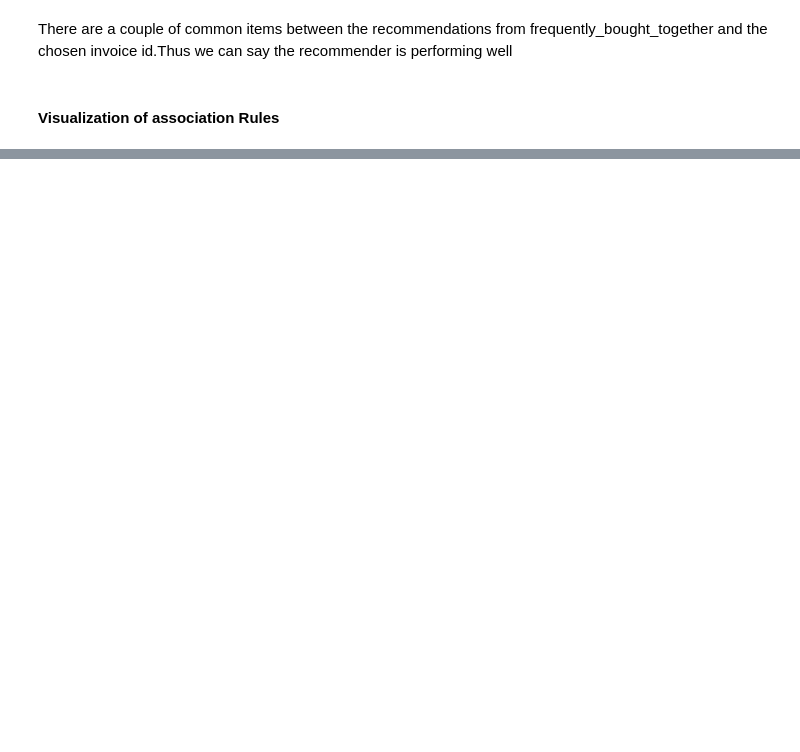
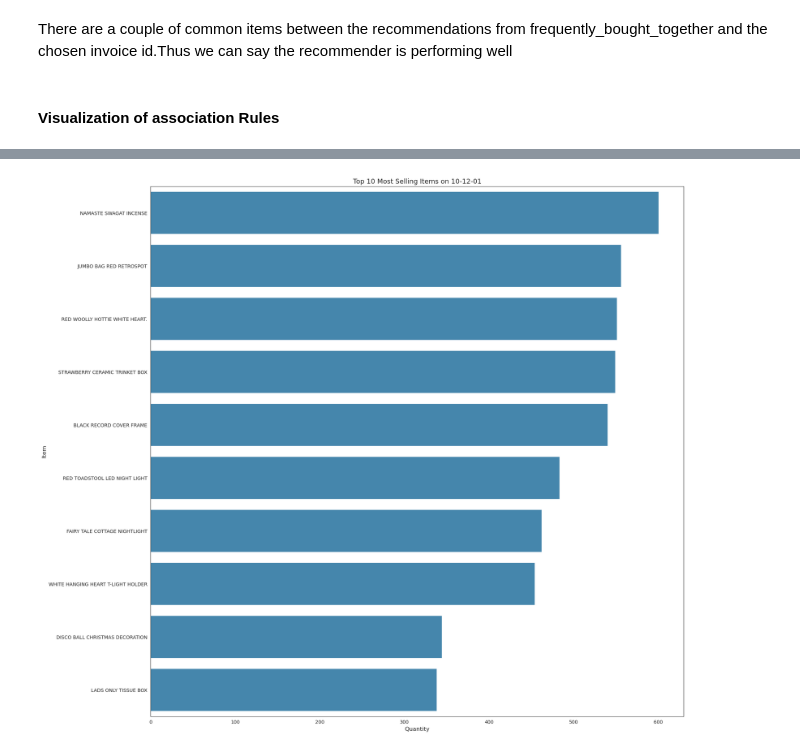
Before and after one commit to vidisha999/Building-Recommendation-system-using-Rule-Based-Market-Basket-Analysis-methods, a Jupyter notebook: Notebook/rule and markets baseket.ipynb, the cells around one changed output, grey strips where cells are left out. Drawn from its saved outputs; the diff is of its cells as text; code cells hidden in the pictures; blank space fills up the shorter version.

```diff
--- a/Notebook/rule and markets baseket.ipynb
+++ b/Notebook/rule and markets baseket.ipynb
@@ -796,0 +840,8 @@ def wooden_star_graph(rules, no_of_rules):
+# %%
+
+df_new['date'] = df_new['InvoiceDate'].map(lambda x: x.strftime('%y-%m-%d'))
+datewise_sales = df_new.pivot_table(index=['date','StockCode','Description'], values='Quantity', aggfunc='sum').reset_index()
+def trending(date):
+    sns.barplot(y='Description', x='Quantity', data=datewise_sales[datewise_sales['date']==date].sort_values(by='Quantity', ascending=False).head(10))
+    plt.title('Top 10 Most Selling Items on {0}'.format(date), fontsize=14)
+    plt.ylabel('Item')
@@ -796,0 +856,4 @@ def wooden_star_graph(rules, no_of_rules):
+# %%
+trending('10-12-01')
+# %% [output]
+[figure, added]
```
Also changed, not shown: parts of 17 cells of this notebook.
